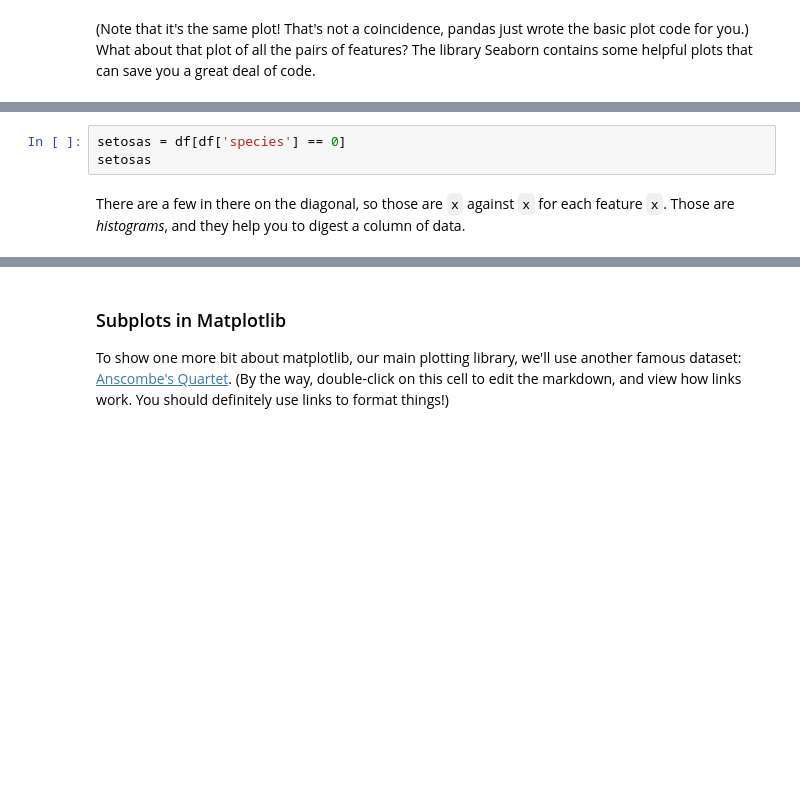
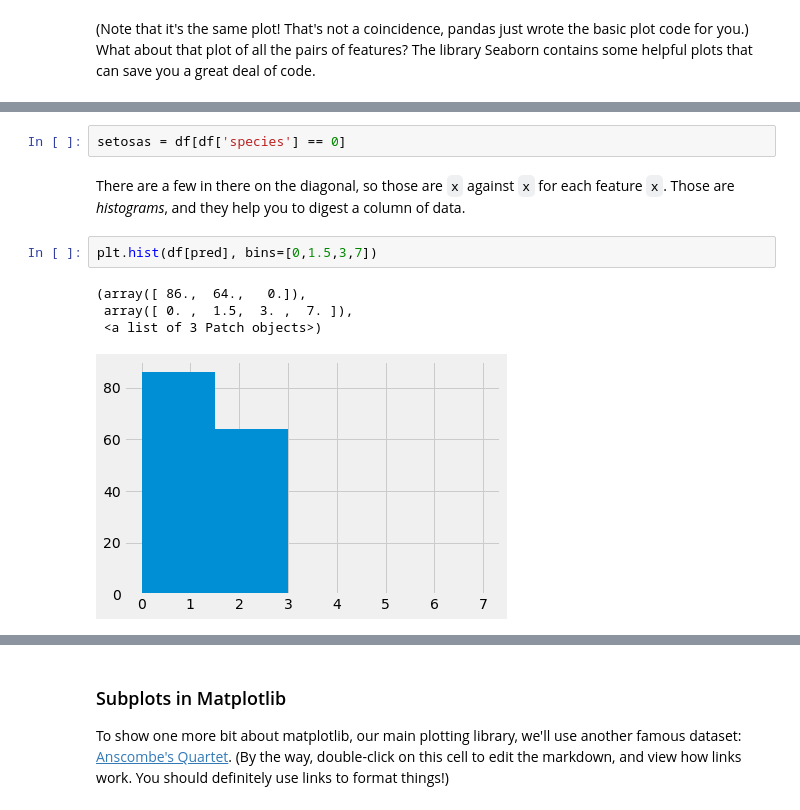
Before and after one commit to nzufelt/jupyter_notebooks_ML_2018, a Jupyter notebook: lessons/Intro_to_jupyter.ipynb, the cells around one changed output, grey strips where cells are left out. Cells and saved outputs as stored; diff of their text form; blank space fills up the shorter version.

```diff
--- a/lessons/Intro_to_jupyter.ipynb
+++ b/lessons/Intro_to_jupyter.ipynb
@@ -195,8 +330,14 @@ sns.pairplot(df, hue='species');
 # %%
 setosas = df[df['species'] == 0]
-setosas
 # %% [markdown]
 There are a few in there on the diagonal, so those are `x` against `x` for each feature `x`.  Those are _histograms_, and they help you to digest a column of data.
+# %%
+plt.hist(df[pred], bins=[0,1.5,3,7])
+# %% [output]
+(array([ 86.,  64.,   0.]),
+ array([ 0. ,  1.5,  3. ,  7. ]),
+ <a list of 3 Patch objects>)
+[figure, added]
 # %%
 # If we wanted to create Seaborn's color splitting, we'll need to split the data up by class.
 # Note the boolean slicing!
```
Also changed, not shown: parts of 29 cells of this notebook, 3 other files.
